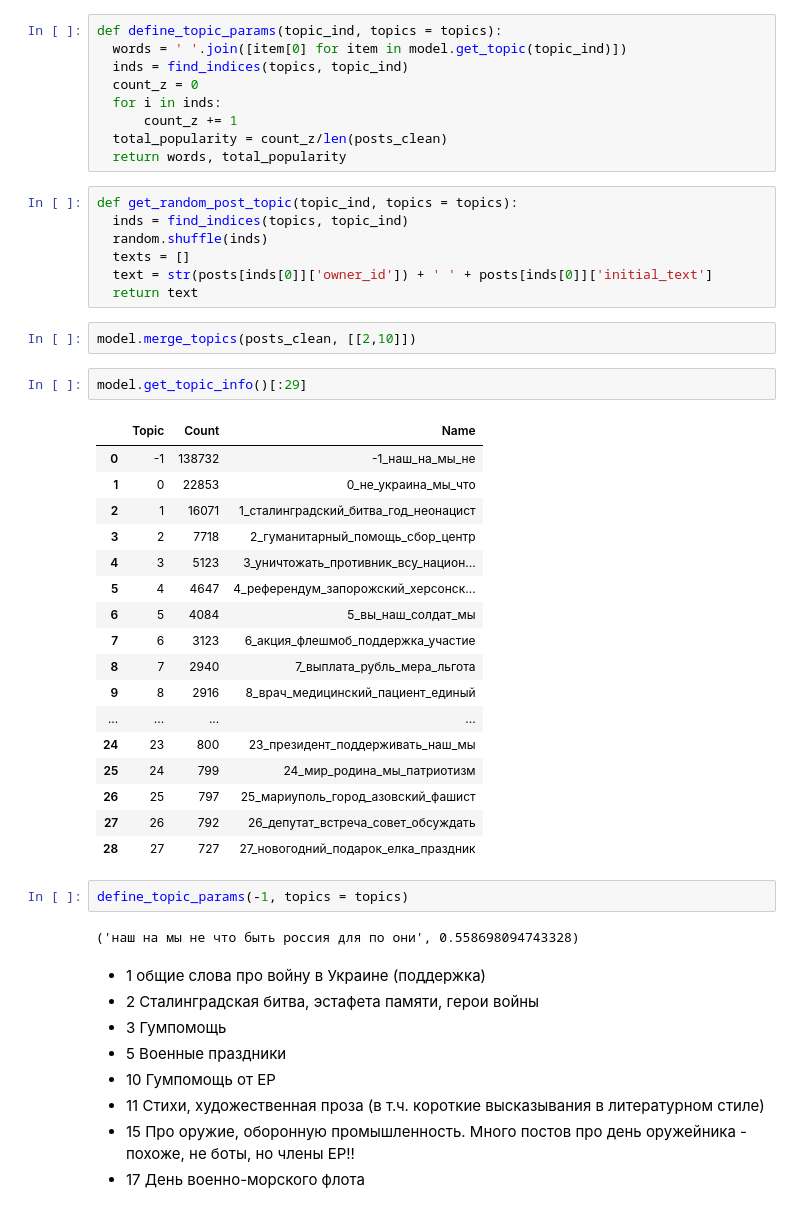
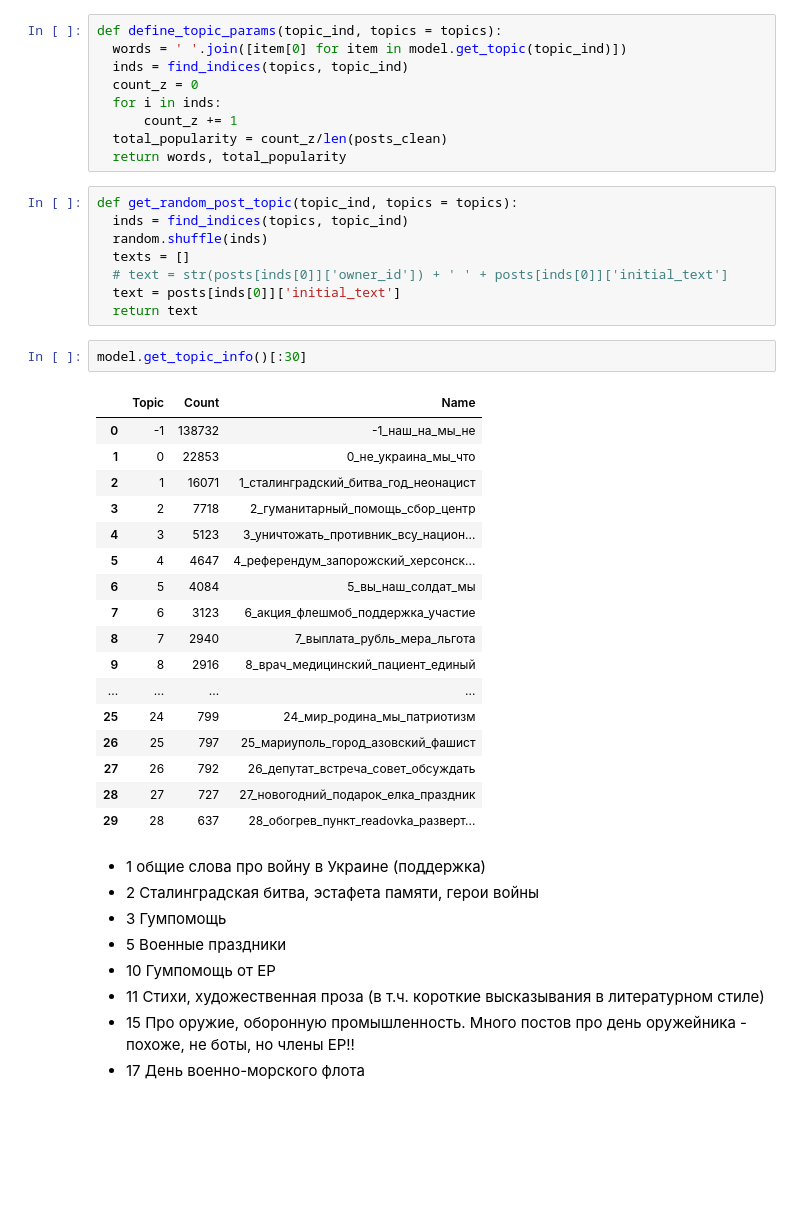
Before and after one commit to AlesyaSokol/VK_and_war, a Jupyter notebook: Topic_modelling_colab.ipynb, the cells around one changed output. Drawn from its saved outputs; the diff is of its cells as text; blank space fills up the shorter version.

```diff
--- a/Topic_modelling_colab.ipynb
+++ b/Topic_modelling_colab.ipynb
@@ -713,34 +725,29 @@ def get_random_post_topic(topic_ind, topics = topics):
   inds = find_indices(topics, topic_ind)
   random.shuffle(inds)
   texts = []
-  text = str(posts[inds[0]]['owner_id']) + ' ' + posts[inds[0]]['initial_text']
+  # text = str(posts[inds[0]]['owner_id']) + ' ' + posts[inds[0]]['initial_text']
+  text = posts[inds[0]]['initial_text']
   return text
-# %%
-model.merge_topics(posts_clean, [[2,10]])
 # %%
-model.get_topic_info()[:29]
+model.get_topic_info()[:30]
 # %% [output]
 |  | Topic | Count | Name |
 | 0 | -1 | 138732 | -1_наш_на_мы_не |
 | 1 | 0 | 22853 | 0_не_украина_мы_что |
 | 2 | 1 | 16071 | 1_сталинградский_битва_год_неонацист |
 | 3 | 2 | 7718 | 2_гуманитарный_помощь_сбор_центр |
 | 4 | 3 | 5123 | 3_уничтожать_противник_всу_национ... |
 | 5 | 4 | 4647 | 4_референдум_запорожский_херсонск... |
 | 6 | 5 | 4084 | 5_вы_наш_солдат_мы |
 | 7 | 6 | 3123 | 6_акция_флешмоб_поддержка_участие |
 | 8 | 7 | 2940 | 7_выплата_рубль_мера_льгота |
 | 9 | 8 | 2916 | 8_врач_медицинский_пациент_единый |
 | ... | ... | ... | ... |
-| 24 | 23 | 800 | 23_президент_поддерживать_наш_мы |
 | 25 | 24 | 799 | 24_мир_родина_мы_патриотизм |
 | 26 | 25 | 797 | 25_мариуполь_город_азовский_фашист |
 | 27 | 26 | 792 | 26_депутат_встреча_совет_обсуждать |
 | 28 | 27 | 727 | 27_новогодний_подарок_елка_праздник |
+| 29 | 28 | 637 | 28_обогрев_пункт_readovka_разверт... |
-# %%
-define_topic_params(-1, topics = topics)
-# %% [output]
-('наш на мы не что быть россия для по они', 0.558698094743328)
 # %% [markdown]
 * 1 общие слова про войну в Украине (поддержка)
 * 2 Сталинградская битва, эстафета памяти, герои войны
```
Also changed, not shown: parts of 55 cells of this notebook.
